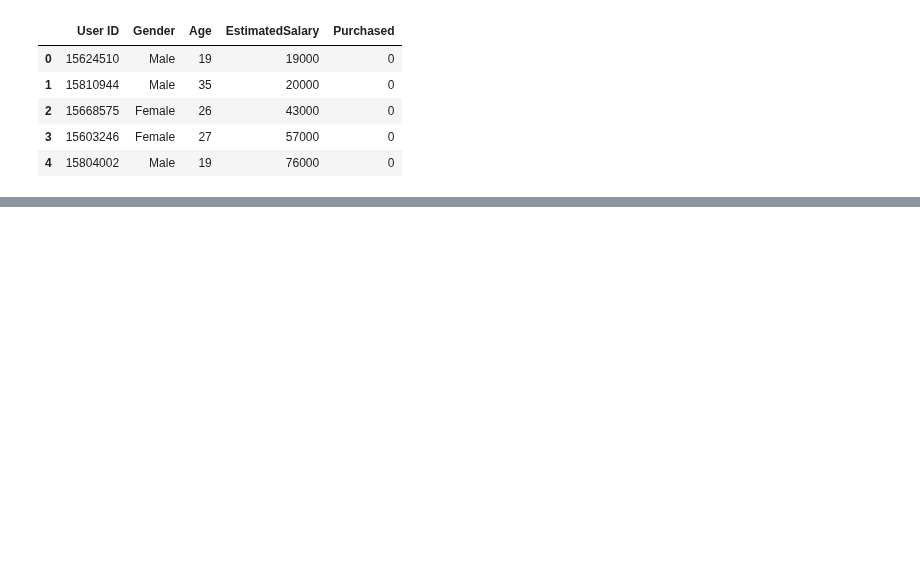
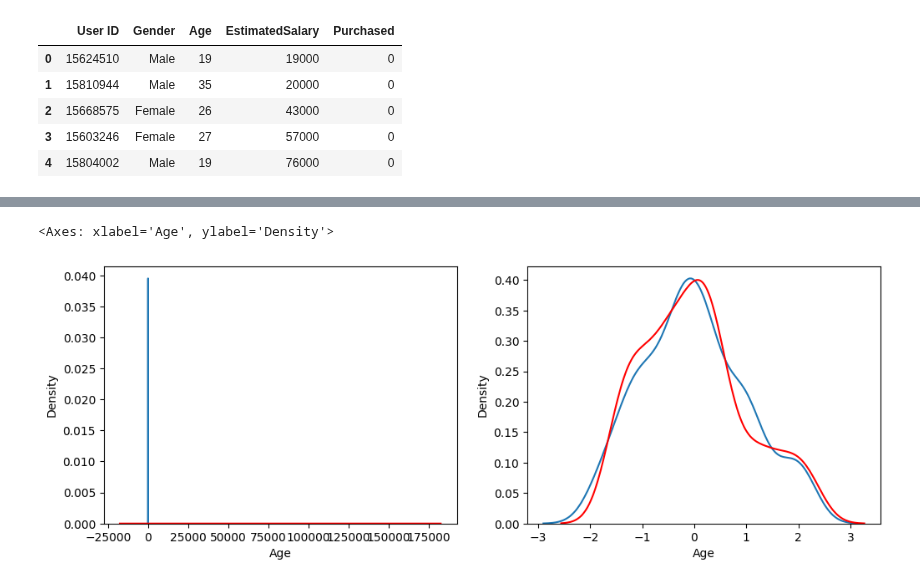
Before and after one commit to PK215012001/JupyterNotebooks, a Jupyter notebook: ML_practise/Feature_engineering/Feature_transformation/Standardization.ipynb, the cells around one changed output, grey strips where cells are left out. Saved outputs shown, nothing was run; the diff lists cells and outputs as text; code cells hidden in the pictures; blank space fills up the shorter version.

```diff
--- a/ML_practise/Feature_engineering/Feature_transformation/Standardization.ipynb
+++ b/ML_practise/Feature_engineering/Feature_transformation/Standardization.ipynb
@@ -154,0 +113,11 @@ plt.show()
+# %%
+fig, ax = plt.subplots(1, 2, figsize = (12, 4))
+import seaborn as sns
+sns.kdeplot(data = X_train['Age'], ax = ax[0])
+sns.kdeplot(data = X_train['EstimatedSalary'], ax = ax[0], color = 'r')
+
+sns.kdeplot(data = scaled['Age'], ax = ax[1])
+sns.kdeplot(data = scaled['EstimatedSalary'], ax = ax[1], color = 'r')
+# %% [output]
+<Axes: xlabel='Age', ylabel='Density'>
+[figure, added]
```
Also changed, not shown: parts of 30 cells of this notebook.
